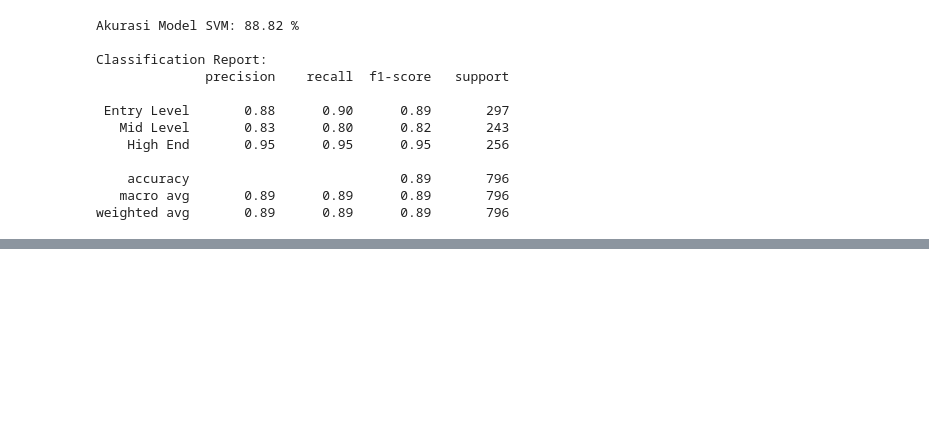
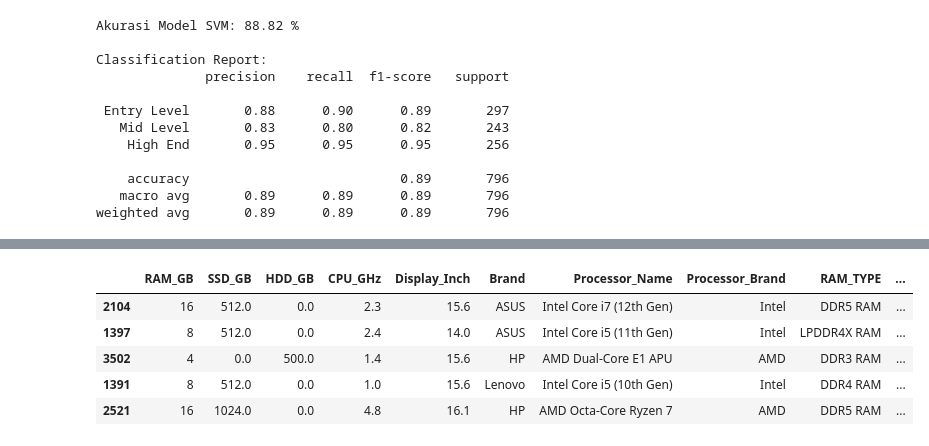
Before and after one commit to Nairda356/Project-UTS-Machines-Learning, a Jupyter notebook: Project_UTS_MachineLearning.ipynb, the cells around one changed output, grey strips where cells are left out. Saved outputs shown, nothing was run; the diff lists cells and outputs as text; code cells hidden in the pictures; blank space fills up the shorter version.

```diff
--- a/Project_UTS_MachineLearning.ipynb
+++ b/Project_UTS_MachineLearning.ipynb
@@ -330,0 +385,14 @@ weighted avg       0.89      0.89      0.89       796
+# %%
+hasil_uji = X_test.copy()
+
+hasil_uji["Kategori_Aktual"] = y_test
+hasil_uji["Kategori_Prediksi"] = y_pred
+
+display(hasil_uji.head(5))
+# %% [output]
+|  | RAM_GB | SSD_GB | HDD_GB | CPU_GHz | Display_Inch | Brand | Processor_Name | Processor_Brand | RAM_TYPE | ... |
+| 2104 | 16 | 512.0 | 0.0 | 2.3 | 15.6 | ASUS | Intel Core i7 (12th Gen) | Intel | DDR5 RAM | ... |
+| 1397 | 8 | 512.0 | 0.0 | 2.4 | 14.0 | ASUS | Intel Core i5 (11th Gen) | Intel | LPDDR4X RAM | ... |
+| 3502 | 4 | 0.0 | 500.0 | 1.4 | 15.6 | HP | AMD Dual-Core E1 APU | AMD | DDR3 RAM | ... |
+| 1391 | 8 | 512.0 | 0.0 | 1.0 | 15.6 | Lenovo | Intel Core i5 (10th Gen) | Intel | DDR4 RAM | ... |
+| 2521 | 16 | 1024.0 | 0.0 | 4.8 | 16.1 | HP | AMD Octa-Core Ryzen 7 | AMD | DDR5 RAM | ... |
```
Also changed, not shown: parts of 2 cells of this notebook.
